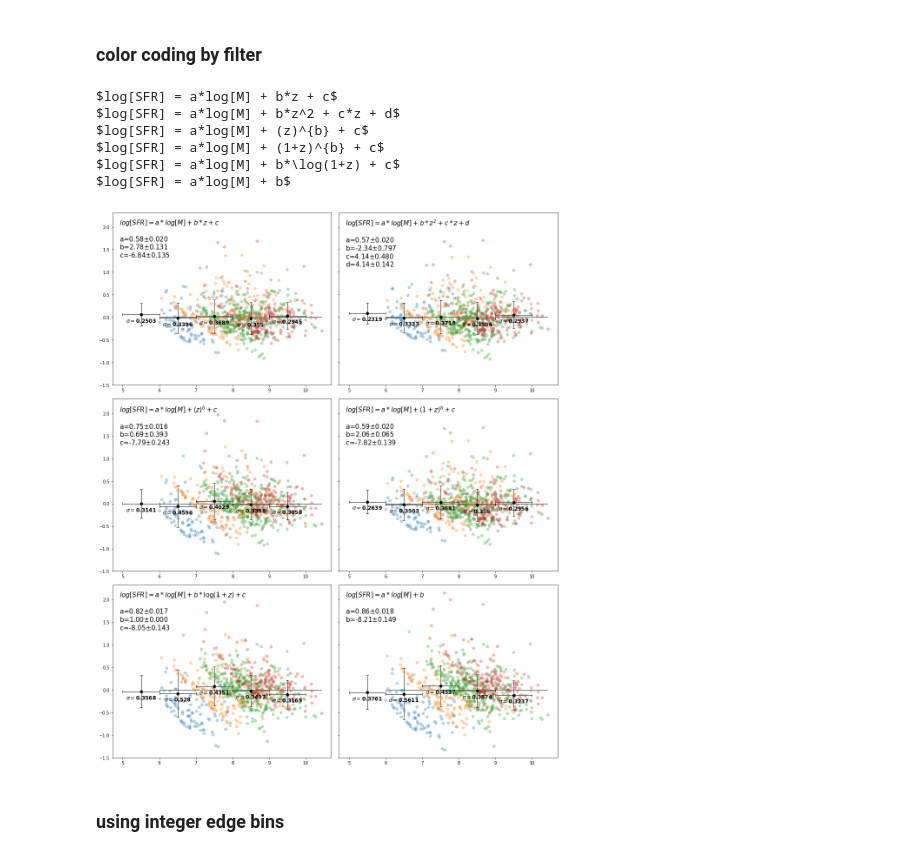
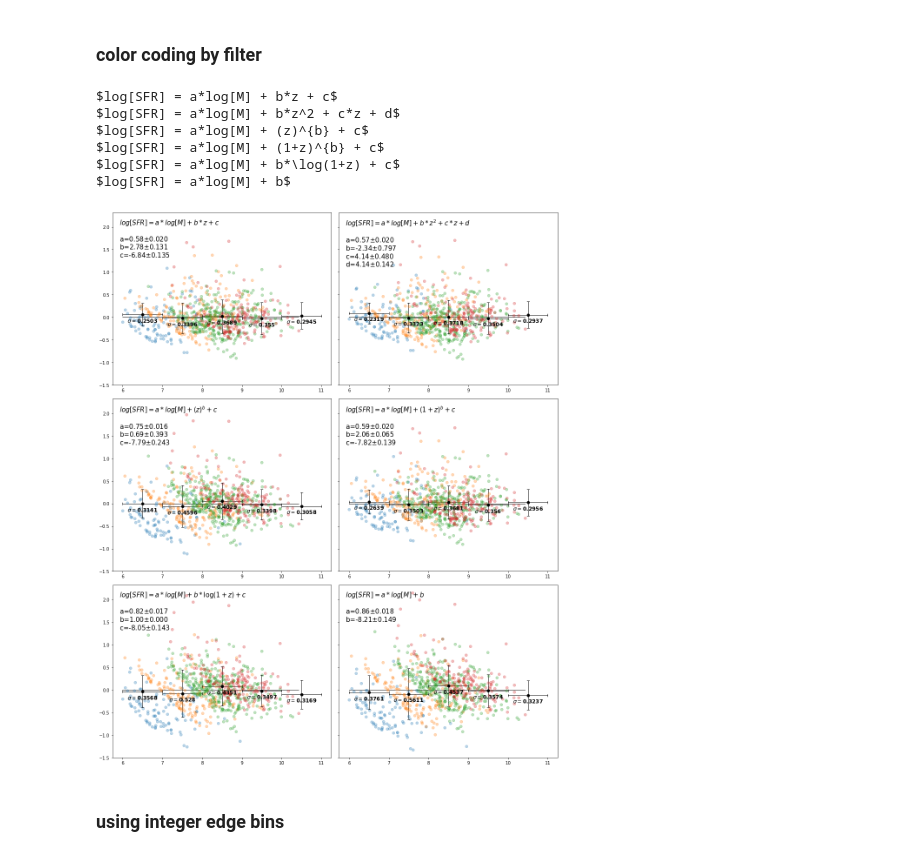
Before and after one commit to kaitshin/LowM_MainSequence, a Jupyter notebook: redshift_dependency_above_6Msun.ipynb, the cells around one changed output. Drawn from its saved outputs; the diff is of its cells as text; code cells hidden in the pictures.

Commit message:
fixed mbin edges on the plots

```diff
--- a/redshift_dependency_above_6Msun.ipynb
+++ b/redshift_dependency_above_6Msun.ipynb
@@ -716,6 +739,6 @@ $log[SFR] = a*log[M] + b$
 # %%
 # min(smass0), max(smass0)
-mbins0 = np.arange(4.5,11.5,1)
+mbins0 = np.arange(5.0,12.0,1)
 mbins = (mbins0+0.5)[:-1]
 bin_ii = np.digitize(smass0, mbins)
 # bin_ii
@@ -760,7 +783,8 @@ for ax, func, eqn_str in zip(axarr, [func0, func1, func2, func3, func4, line],
 
     ax.plot(smass0, sfrs_plot, 'o', alpha=0.5)
 
-    for i in range(6):
+    for i in range(5):
+        i=i+1
         bin_match = np.where(bin_ii == i)[0]
 #         print np.mean(sfrs_plot[bin_match])
         ax.plot(mbins[i], np.mean(sfrs_plot[bin_match]), 'ro')
@@ -851,35 +860,36 @@ for ax, func, eqn_str in zip(axarr, [func0, func1, func2, func3, func4, line],
         perr = np.sqrt(np.diag(pcov))
         sfrs_plot = sfrs00 - func(smass0, *params)
         ax.text(0.03,0.97,eqn_str+
             '\n\na='+'{:.2f}'.format(params[0])+r'$\pm$'+'{:.3f}'.format(np.sqrt(np.diag(pcov))[0])+
             '\nb='+'{:.2f}'.format(params[1])+r'$\pm$'+'{:.3f}'.format(np.sqrt(np.diag(pcov))[1]),
             transform=ax.transAxes,fontsize=15,ha='left',va='top')
 
     for ff,cc,ll in zip(['NB7', 'NB816', 'NB921', 'NB973'], cwheel, ['NB704,NB711', 'NB816', 'NB921', 'NB973']):
         filt_match = np.array([x for x in range(len(filts99)) if ff in filts99[x]])
         ax.plot(smass0[filt_match], sfrs_plot[filt_match], 'o', color=cc, alpha=0.3, label=ll)
 
     for i in range(5):
-        bin_match = np.where(bin_ii == i+1)[0]
+        i=i+1
+        bin_match = np.where(bin_ii == i)[0]
         ax.plot(mbins[i], np.mean(sfrs_plot[bin_match]), 'ko')
         ax.errorbar(mbins[i], np.mean(sfrs_plot[bin_match]), xerr=0.5, yerr=np.std(sfrs_plot[bin_match]),
                     capsize=3, color='k')
 #         print 'lalala', np.round(np.std(sfrs_plot[bin_match]), 4)
 #         print 'lalala', sfrs_plot[bin_match]
         ax.annotate(r'$\sigma=$'+str(np.round(np.std(sfrs_plot[bin_match]), 4)),
                     (mbins[i], np.mean(sfrs_plot[bin_match])-0.2),
                     va='bottom', ha='center', fontsize=12, color='k', fontweight='bold')
 
 f.set_size_inches(15,18)
 f.tight_layout()
 # %% [output]
 $log[SFR] = a*log[M] + b*z + c$
 $log[SFR] = a*log[M] + b*z^2 + c*z + d$
 $log[SFR] = a*log[M] + (z)^{b} + c$
 $log[SFR] = a*log[M] + (1+z)^{b} + c$
 $log[SFR] = a*log[M] + b*\log(1+z) + c$
 $log[SFR] = a*log[M] + b$
-[figure, old version]
+[figure, new version]
 # %% [markdown]
 ### using integer edge bins
 # %%
```
Also changed, not shown: parts of 5 cells of this notebook.
